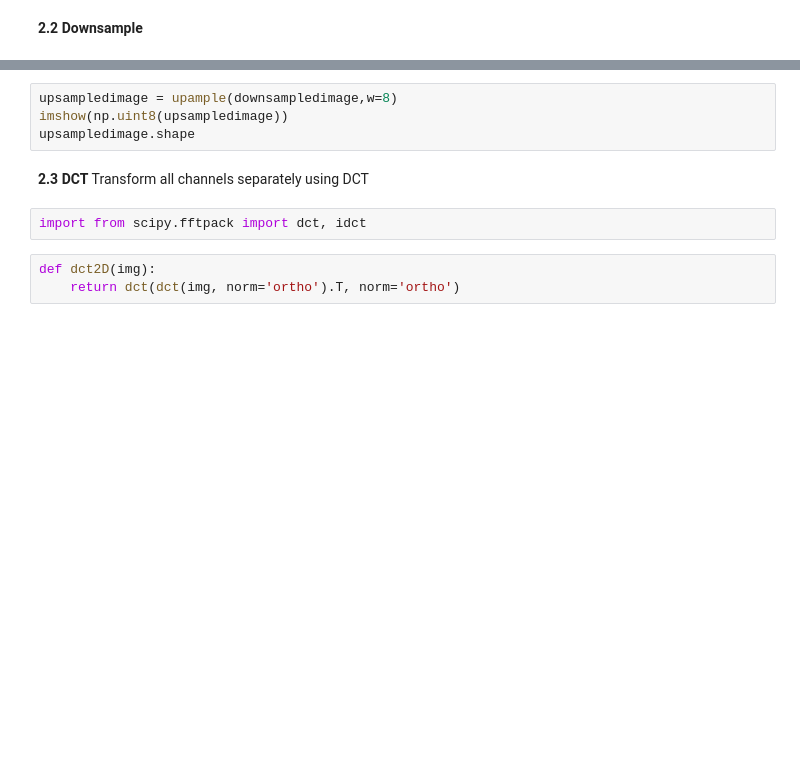
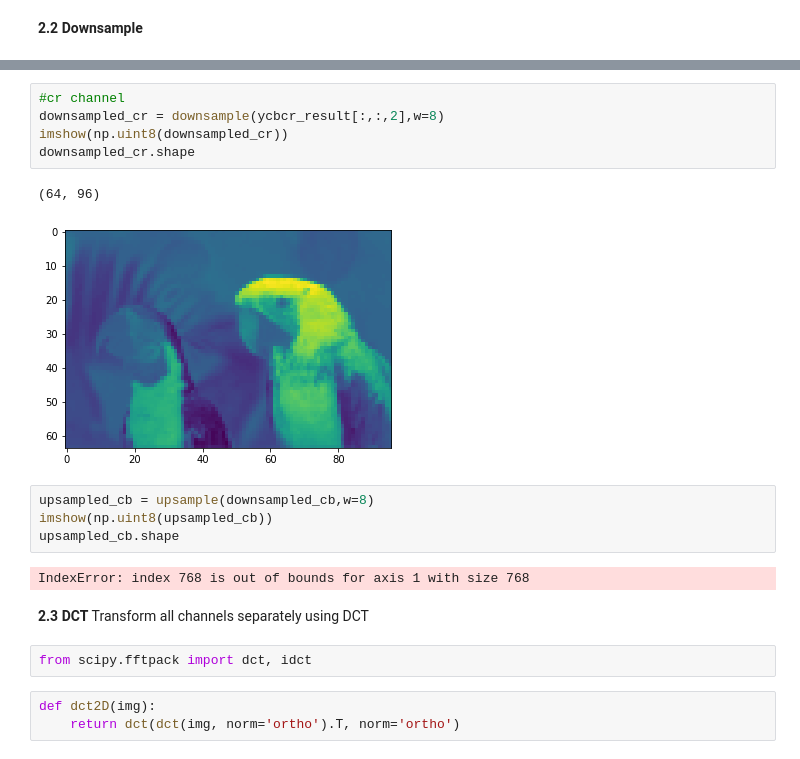
Before and after one commit to pankhurivanjani/dsp2021, a Jupyter notebook: DSP21_Assignment_1/ex1.ipynb, the cells around one changed output, grey strips where cells are left out. Saved outputs shown, nothing was run; the diff lists cells and outputs as text; blank space fills up the shorter version.

```diff
--- a/DSP21_Assignment_1/ex1.ipynb
+++ b/DSP21_Assignment_1/ex1.ipynb
@@ -121,12 +124,22 @@ downsampledimage.shape
+# %%
+#cr channel
+downsampled_cr = downsample(ycbcr_result[:,:,2],w=8)
+imshow(np.uint8(downsampled_cr))
+downsampled_cr.shape
+# %% [output]
+(64, 96)
+[figure, added]
 # %%
-upsampledimage = upample(downsampledimage,w=8)
-imshow(np.uint8(upsampledimage))
-upsampledimage.shape
+upsampled_cb = upsample(downsampled_cb,w=8)
+imshow(np.uint8(upsampled_cb))
+upsampled_cb.shape
+# %% [output]
+IndexError: index 768 is out of bounds for axis 1 with size 768
 # %% [markdown]
 **2.3 DCT**
 Transform all channels separately using DCT
 # %%
-import from scipy.fftpack import dct, idct
+from scipy.fftpack import dct, idct
 # %%
 def dct2D(img):
     return dct(dct(img, norm='ortho').T, norm='ortho')
```
Also changed, not shown: parts of 16 cells of this notebook.
